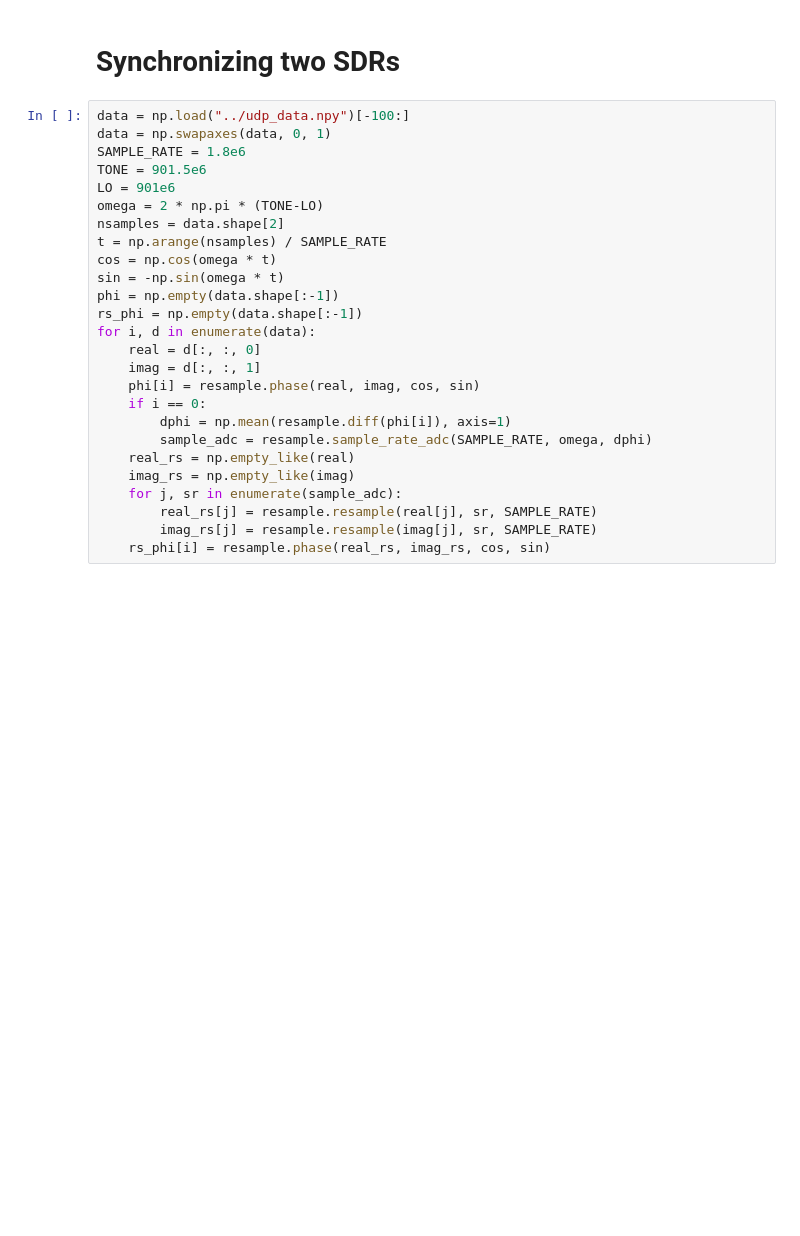
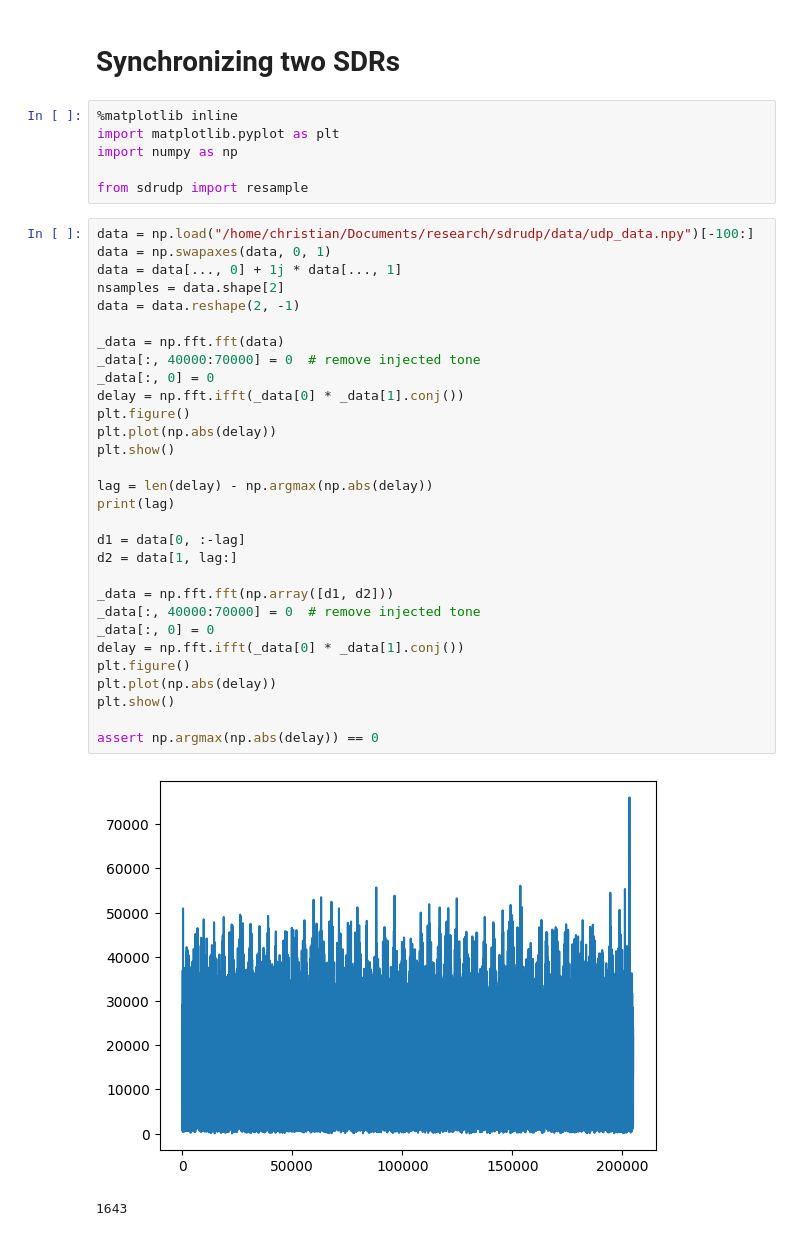
Before and after one commit to AaronParsons/sdrudp, a Jupyter notebook: notebooks/phase_detect_and_correct.ipynb, the cells around one changed output. Cells and saved outputs as stored; diff of their text form; blank space fills up the shorter version.

```diff
--- a/notebooks/phase_detect_and_correct.ipynb
+++ b/notebooks/phase_detect_and_correct.ipynb
@@ -245,28 +217,41 @@ print(np.max(std, axis=1))
 # %% [markdown]
 # Synchronizing two SDRs
+# %%
+%matplotlib inline
+import matplotlib.pyplot as plt
+import numpy as np
+
+from sdrudp import resample
 # %%
-data = np.load("../udp_data.npy")[-100:]
+data = np.load("/home/christian/Documents/research/sdrudp/data/udp_data.npy")[-100:]
 data = np.swapaxes(data, 0, 1)
-SAMPLE_RATE = 1.8e6
-TONE = 901.5e6
-LO = 901e6
-omega = 2 * np.pi * (TONE-LO)
+data = data[..., 0] + 1j * data[..., 1]
 nsamples = data.shape[2]
-t = np.arange(nsamples) / SAMPLE_RATE
-cos = np.cos(omega * t)
-sin = -np.sin(omega * t)
-phi = np.empty(data.shape[:-1])
-rs_phi = np.empty(data.shape[:-1])
-for i, d in enumerate(data):
-    real = d[:, :, 0]
-    imag = d[:, :, 1]
-    phi[i] = resample.phase(real, imag, cos, sin)
-    if i == 0:
-        dphi = np.mean(resample.diff(phi[i]), axis=1)
-        sample_adc = resample.sample_rate_adc(SAMPLE_RATE, omega, dphi)
-    real_rs = np.empty_like(real)
-    imag_rs = np.empty_like(imag)
-    for j, sr in enumerate(sample_adc):
-        real_rs[j] = resample.resample(real[j], sr, SAMPLE_RATE)
-        imag_rs[j] = resample.resample(imag[j], sr, SAMPLE_RATE)
-    rs_phi[i] = resample.phase(real_rs, imag_rs, cos, sin)
+data = data.reshape(2, -1)
+
+_data = np.fft.fft(data)
+_data[:, 40000:70000] = 0  # remove injected tone
+_data[:, 0] = 0
+delay = np.fft.ifft(_data[0] * _data[1].conj())
+plt.figure()
+plt.plot(np.abs(delay))
+plt.show()
+
+lag = len(delay) - np.argmax(np.abs(delay))
+print(lag)
+
+d1 = data[0, :-lag]
+d2 = data[1, lag:]
+
+_data = np.fft.fft(np.array([d1, d2]))
+_data[:, 40000:70000] = 0  # remove injected tone
+_data[:, 0] = 0
+delay = np.fft.ifft(_data[0] * _data[1].conj())
+plt.figure()
+plt.plot(np.abs(delay))
+plt.show()
+
+assert np.argmax(np.abs(delay)) == 0
+# %% [output]
+[figure, added]
+1643
```
Also changed, not shown: parts of 28 cells of this notebook.
